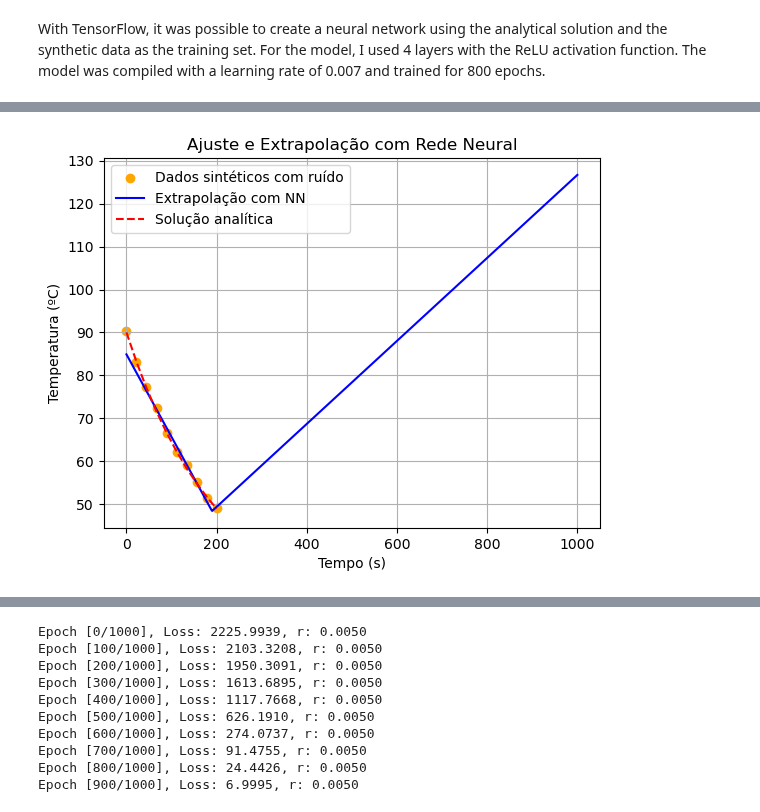
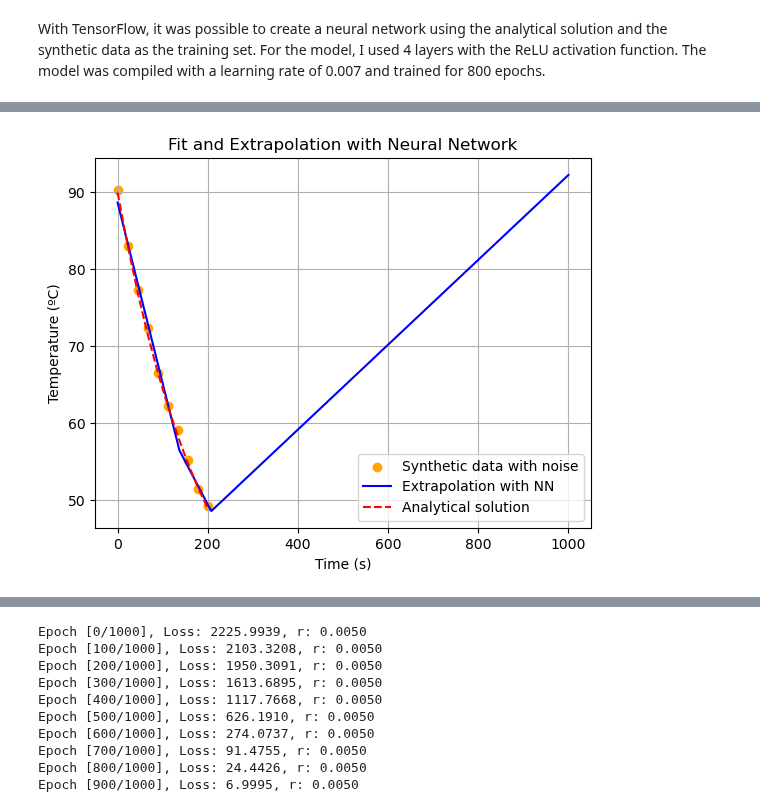
Before and after one commit to brunamendesfis/Computational_Physics, a Jupyter notebook: Redes_Neurais/Atividade_04/Exercício_01.ipynb, the cells around one changed output, grey strips where cells are left out. Drawn from its saved outputs; the diff is of its cells as text; code cells hidden in the pictures.

```diff
--- a/Redes_Neurais/Atividade_04/Exercício_01.ipynb
+++ b/Redes_Neurais/Atividade_04/Exercício_01.ipynb
@@ -149,8 +149,8 @@ y_train = tf.convert_to_tensor(synthetic_data.reshape(-1, 1), dtype=tf.float32)
 # Defining the neural network architecture
 model = models.Sequential([
     layers.Input(shape=(1,)),
-    layers.Dense(2, activation='relu'),
-    layers.Dense(2, activation='relu'),
+    layers.Dense(10, activation='relu'),
+    layers.Dense(10, activation='relu'),
     layers.Dense(1)
 ])
 
@@ -165,14 +165,14 @@ X_test = np.linspace(0, 1000, 1000).reshape(-1, 1)
 y_pred = model.predict(X_test)
 
 
-plt.scatter(solution.t, synthetic_data, label="Dados sintéticos com ruído", color='orange')
-plt.plot(X_test, y_pred, label="Extrapolação com NN", color='blue')
-plt.plot(solution.t, T_analyt, '--', label="Solução analítica", color='red')
+plt.scatter(solution.t, synthetic_data, label="Synthetic data with noise", color='orange')
+plt.plot(X_test, y_pred, label="Extrapolation with NN", color='blue')
+plt.plot(solution.t, T_analyt, '--', label="Analytical solution", color='red')
 
-plt.xlabel("Tempo (s)")
-plt.ylabel("Temperatura (ºC)")
+plt.xlabel("Time (s)")
+plt.ylabel("Temperature (ºC)")
 plt.legend()
-plt.title("Ajuste e Extrapolação com Rede Neural")
+plt.title("Fit and Extrapolation with Neural Network")
 plt.grid(True)
 plt.show()
 # %% [output]
@@ -196,4 +196,4 @@ Epoch 800/800
-[figure, old version]
+[figure, new version]
 # %%
 class PINN(tf.keras.Model):
     def __init__(self, r=0.005):
```
Also changed, not shown: parts of 2 cells of this notebook, 1 other file.
